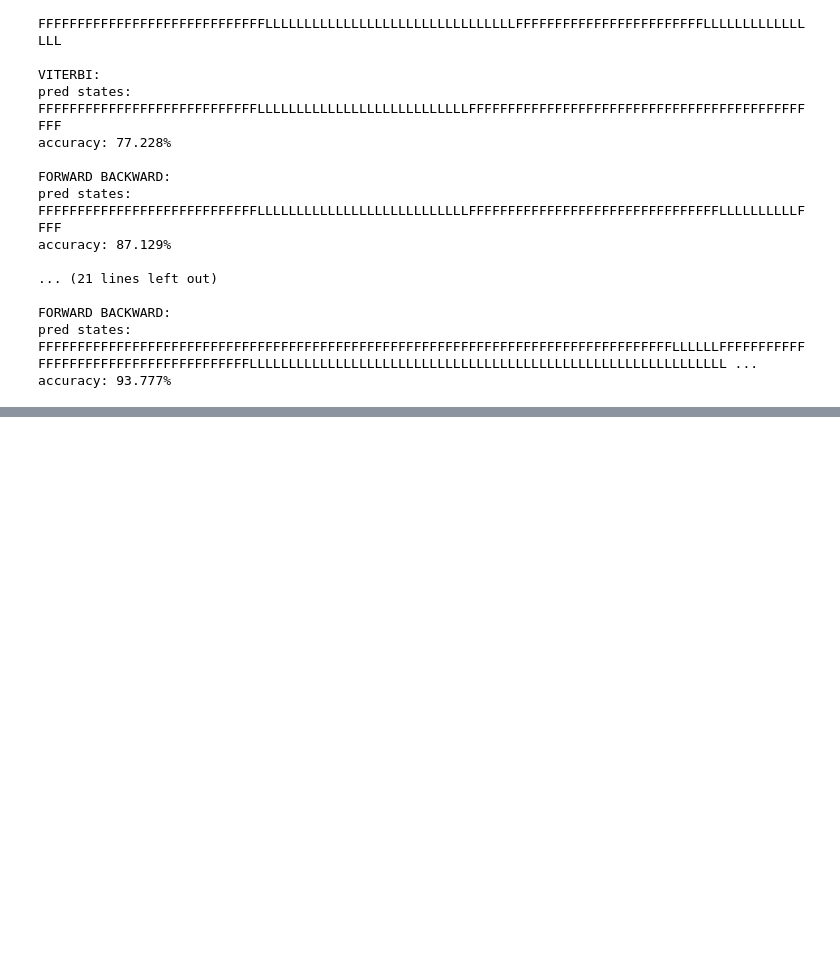
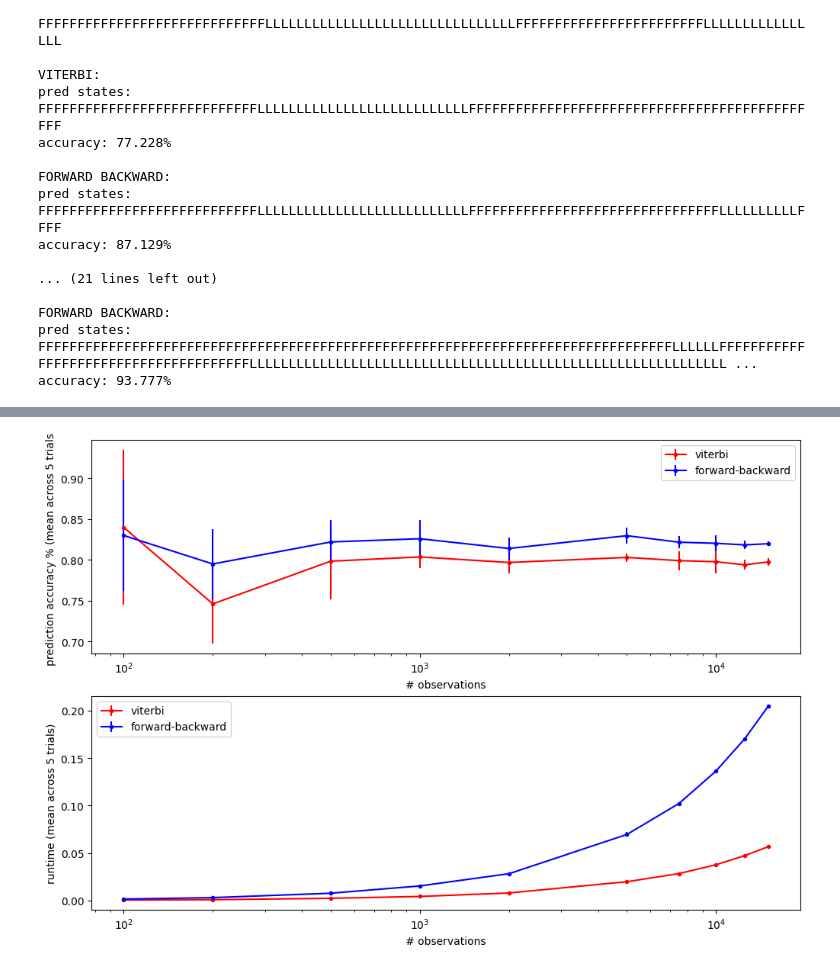
Before and after one commit to gordonbchen/cse_3500, a Jupyter notebook: honors/hmm.ipynb, the cells around one changed output, grey strips where cells are left out. Cells and saved outputs as stored; diff of their text form; code cells hidden in the pictures; blank space fills up the shorter version.

```diff
--- a/honors/hmm.ipynb
+++ b/honors/hmm.ipynb
@@ -48,7 +48,7 @@ def log_sum_exp(x: np.ndarray, axis: int = None) -> np.ndarray:
     x_max = x.max(axis=axis)
     return np.log(np.exp(x - x_max).sum(axis=axis)) + x_max
 
-def pred_states_forward_backward(obs_probs: np.ndarray, transition_probs: np.ndarray, obs_inds: list[int]) -> np.ndarray:
+def pred_states_fwb(obs_probs: np.ndarray, trans_probs: np.ndarray, obs_inds: np.ndarray) -> np.ndarray:
     """
     Predict hidden states using the forward backward (marginal state probabilities) algorithm.
     Finds the hidden states maximizing the sum of probabilities of all paths reaching every individual state.
@@ -57,16 +57,16 @@ def pred_states_forward_backward(obs_probs: np.ndarray, transition_probs: np.nda
         obs_probs (np.ndarray): Matrix of conditional probabilities of the observation given the state.
             State indexes row, and observation indexes column.
             Probability of observation i given state j = obs_probs[j, i].
-        transition_probs (np.ndarray): Matrix of transition probabilities.
+        trans_probs (np.ndarray): Matrix of transition probabilities.
             State t indexes row, state t+1 indexes column.
-            Probability of transitioning from state i to j = transition_probs[i, j].
-        obs_inds (list[int]): List of observation indices. Used to index obs_probs.
+            Probability of transitioning from state i to j = trans_probs[i, j].
+        obs_inds (np.ndarray): Array of observation indices. Used to index obs_probs.
 
     Returns:
         np.ndarray: Predicted state indices.
     """
     obs_log_probs = np.log(obs_probs)
-    transition_log_probs = np.log(transition_probs)
+    trans_log_probs = np.log(trans_probs)
 
     N = len(obs_probs)
     T = len(obs_inds)
@@ -84,9 +84,9 @@ def pred_states_forward_backward(obs_probs: np.ndarray, transition_probs: np.nda
 
     for t in range(1, T):
         for j in range(N):
-            F[j, t] = log_sum_exp(F[:, t-1] + transition_log_probs[:, j] + obs_log_probs[j, obs_inds[t]])
+            F[j, t] = log_sum_exp(F[:, t-1] + trans_log_probs[:, j] + obs_log_probs[j, obs_inds[t]])
             bt = T - 1 - t
-            B[j, bt] = log_sum_exp(B[:, bt+1] + transition_log_probs[j, :] + obs_log_probs[:, obs_inds[bt+1]])
+            B[j, bt] = log_sum_exp(B[:, bt+1] + trans_log_probs[j, :] + obs_log_probs[:, obs_inds[bt+1]])
 
     marginal_log_probs = F + B
     marginal_log_probs -= log_sum_exp(marginal_log_probs, axis=0)
@@ -158,0 +225,47 @@ accuracy: 93.777%
+# %%
+import time
+
+n_obs = [100, 200, 500, 1000, 2000, 5000, 7500, 10_000, 12_500, 15_000]
+n_trials = 5
+
+viterbi_accs = np.full((len(n_obs), n_trials), fill_value=float("inf"), dtype=np.float64)
+fwb_accs = np.full((len(n_obs), n_trials), fill_value=float("inf"), dtype=np.float64)
+
+viterbi_times = np.full((len(n_obs), n_trials), fill_value=float("inf"), dtype=np.float64)
+fwb_times = np.full((len(n_obs), n_trials), fill_value=float("inf"), dtype=np.float64)
+
+for i, obs_count in enumerate(n_obs):
+    for j in range(n_trials):
+        obs_inds, true_state_inds = simulate_hidden_markov(obs_probs, trans_probs, n_obs=obs_count)
+
+        t0 = time.time()
+        viterbi_preds = pred_states_viterbi(obs_probs, trans_probs, obs_inds)
+        viterbi_times[i, j] = time.time() - t0
+        viterbi_accs[i, j] = (viterbi_preds == true_state_inds).mean()
+
+        t0 = time.time()
+        fwb_preds = pred_states_fwb(obs_probs, trans_probs, obs_inds)
+        fwb_times[i, j] = time.time() - t0
+        fwb_accs[i, j] = (fwb_preds == true_state_inds).mean()
+
+def calc_error_bar(x: np.ndarray, n_trials: int, axis: int = 1) -> np.ndarray:
+    """Calculate the 95% confidence error bar."""
+    return x.std(axis=axis, ddof=1) * 1.96 / np.sqrt(n_trials)
+
+fig, (acc_ax, time_ax) = plt.subplots(figsize=(12, 8), nrows=2, ncols=1)
+
+acc_ax.errorbar(n_obs, viterbi_accs.mean(axis=1), calc_error_bar(viterbi_accs, n_trials), color="red", label="viterbi", fmt=".-")
+acc_ax.errorbar(n_obs, fwb_accs.mean(axis=1), calc_error_bar(fwb_accs, n_trials), color="blue", label="forward-backward", fmt=".-")
+acc_ax.set_xlabel("# observations")
+acc_ax.set_ylabel(f"prediction accuracy % (mean across {n_trials} trials)")
+acc_ax.set_xscale("log")
+acc_ax.legend(loc=0)
+
+time_ax.errorbar(n_obs, viterbi_times.mean(axis=1), calc_error_bar(viterbi_times, n_trials), color="red", label="viterbi", fmt=".-")
+time_ax.errorbar(n_obs, fwb_times.mean(axis=1), calc_error_bar(fwb_times, n_trials), color="blue", label="forward-backward", fmt=".-")
+time_ax.set_xlabel("# observations")
+time_ax.set_ylabel(f"runtime (mean across {n_trials} trials)")
+time_ax.set_xscale("log")
+time_ax.legend(loc=0);
+# %% [output]
+[figure, added]
```
Also changed, not shown: parts of 6 cells of this notebook.
